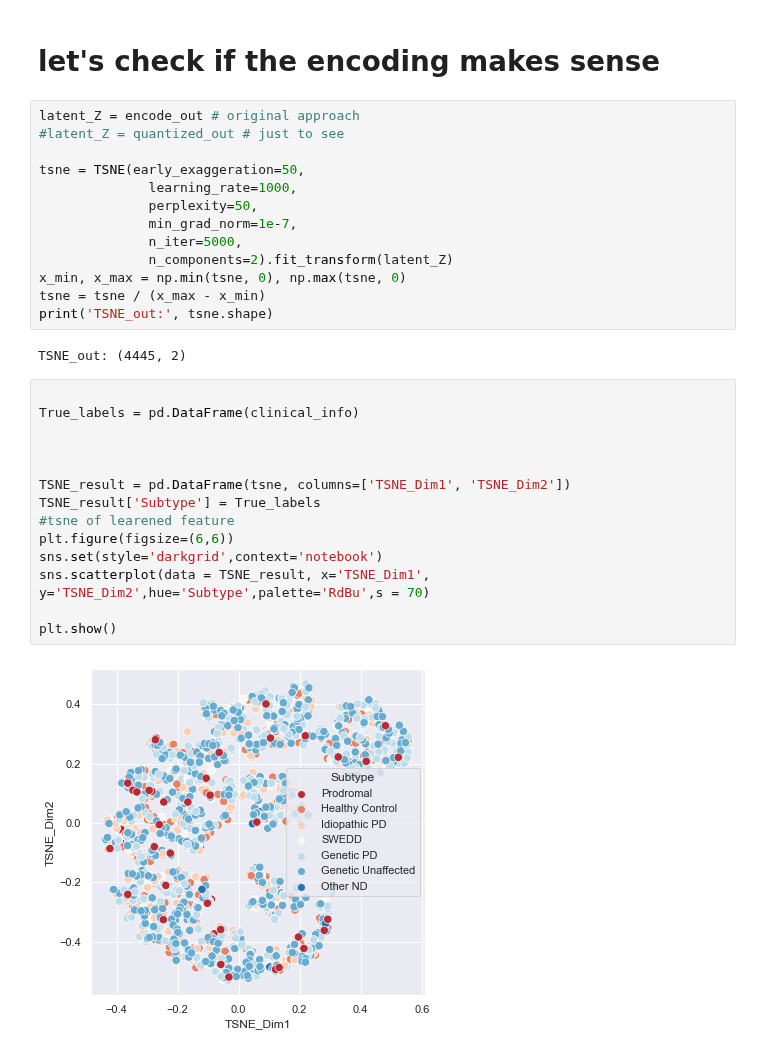
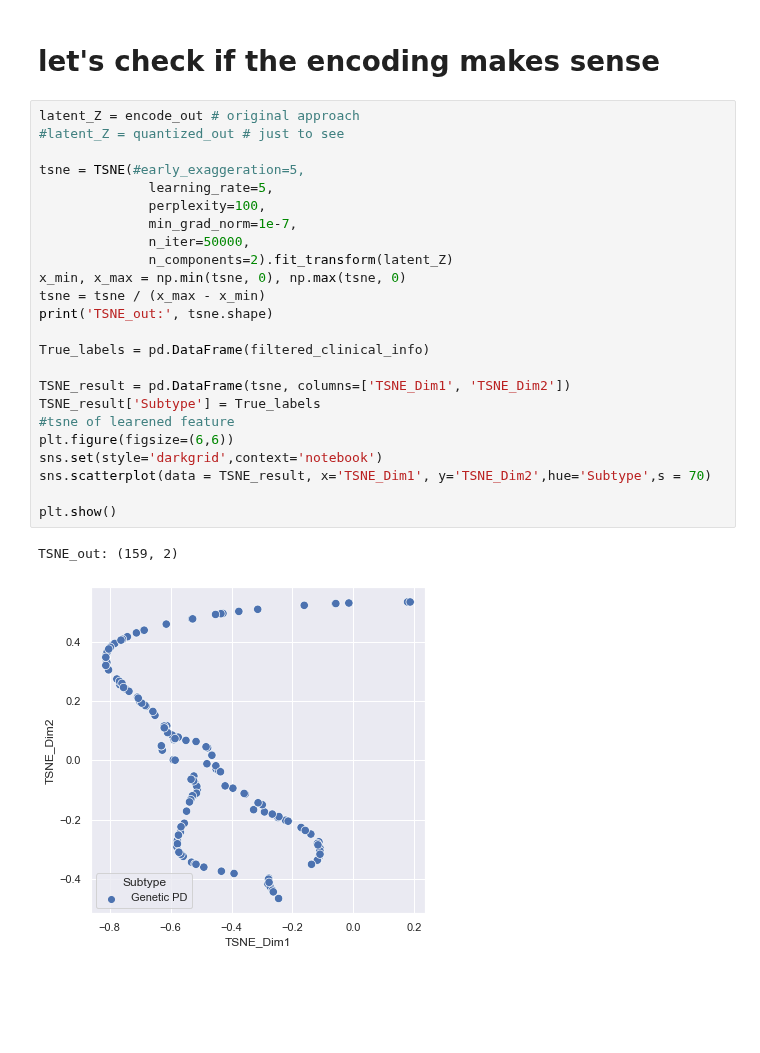
Before and after one commit to aygalic/biosequence_encoding, a Jupyter notebook: external_aproach/VQ-VAE_Subtyping_transcripts.ipynb, the cells around one changed output. Saved outputs shown, nothing was run; the diff lists cells and outputs as text; blank space fills up the shorter version.

```diff
--- a/external_aproach/VQ-VAE_Subtyping_transcripts.ipynb
+++ b/external_aproach/VQ-VAE_Subtyping_transcripts.ipynb
@@ -268,31 +291,27 @@ quantized_out: (4445, 64)
 # %%
 latent_Z = encode_out # original approach
 #latent_Z = quantized_out # just to see
 
-tsne = TSNE(early_exaggeration=50,
-              learning_rate=1000,
-              perplexity=50,
+tsne = TSNE(#early_exaggeration=5,
+              learning_rate=5,
+              perplexity=100,
               min_grad_norm=1e-7,
-              n_iter=5000,
+              n_iter=50000,
               n_components=2).fit_transform(latent_Z)
 x_min, x_max = np.min(tsne, 0), np.max(tsne, 0)
 tsne = tsne / (x_max - x_min)
 print('TSNE_out:', tsne.shape)
+
+True_labels = pd.DataFrame(filtered_clinical_info)
+
+TSNE_result = pd.DataFrame(tsne, columns=['TSNE_Dim1', 'TSNE_Dim2'])
+TSNE_result['Subtype'] = True_labels
+#tsne of learened feature
+plt.figure(figsize=(6,6))
+sns.set(style='darkgrid',context='notebook')
+sns.scatterplot(data = TSNE_result, x='TSNE_Dim1', y='TSNE_Dim2',hue='Subtype',s = 70)
+
+plt.show()
 # %% [output]
-TSNE_out: (4445, 2)
+TSNE_out: (159, 2)
+[figure, added]
-# %%
-
-True_labels = pd.DataFrame(clinical_info)
-
-
-
-TSNE_result = pd.DataFrame(tsne, columns=['TSNE_Dim1', 'TSNE_Dim2'])
-TSNE_result['Subtype'] = True_labels
-#tsne of learened feature
-plt.figure(figsize=(6,6))
-sns.set(style='darkgrid',context='notebook')
-sns.scatterplot(data = TSNE_result, x='TSNE_Dim1', y='TSNE_Dim2',hue='Subtype',palette='RdBu',s = 70)
-
-plt.show()
-# %% [output]
-[figure, removed]
```
Also changed, not shown: parts of 12 cells of this notebook, 1 other file.
